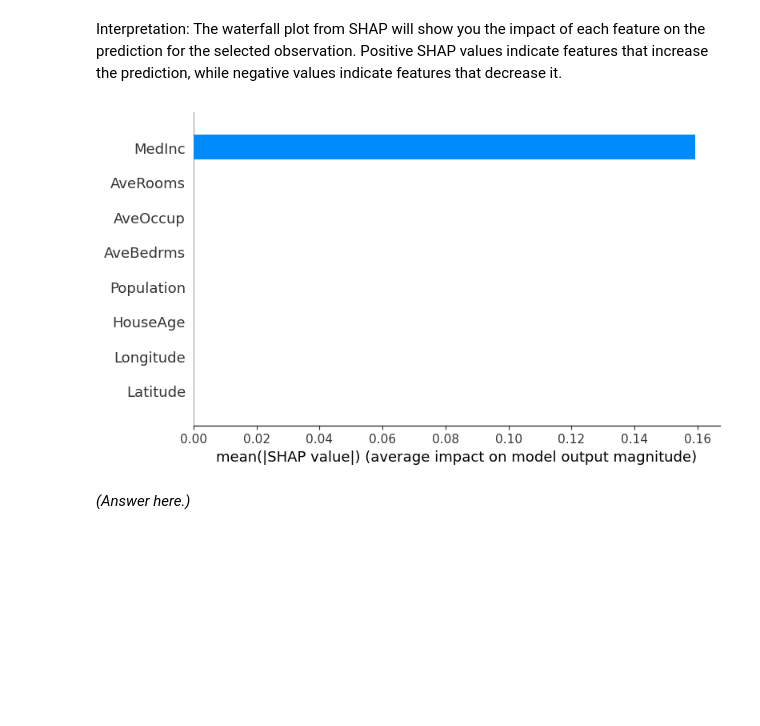
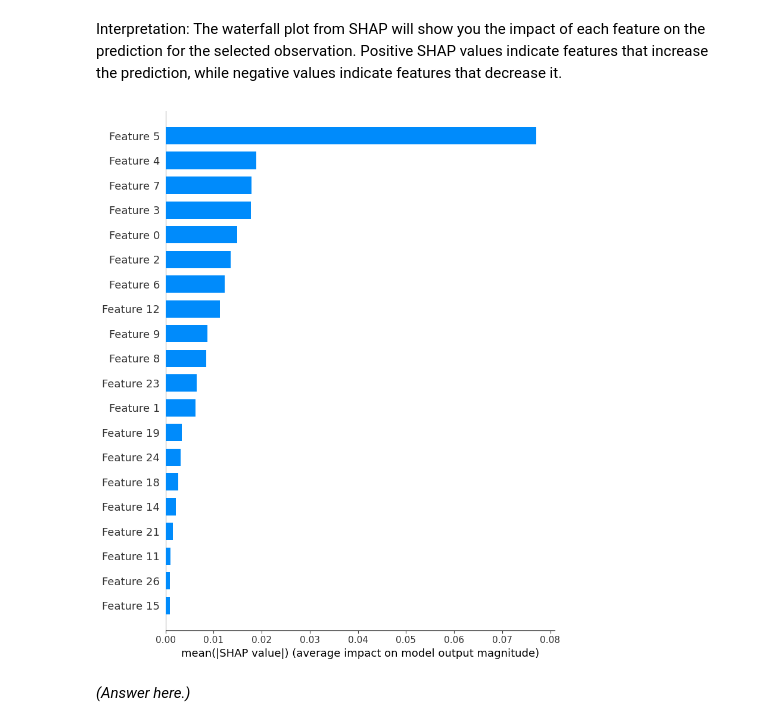
Before and after one commit to yingliamanda/scaling_to_production, a Jupyter notebook: 02_activities/assignments/assignment_3.ipynb, the cells around one changed output. Cells and saved outputs as stored; diff of their text form; code cells hidden in the pictures; blank space fills up the shorter version.

```diff
--- a/02_activities/assignments/assignment_3.ipynb
+++ b/02_activities/assignments/assignment_3.ipynb
@@ -878,13 +922,22 @@ shap.plots.waterfall(shap_values[0])
 # %% [markdown]
 Interpretation: The waterfall plot from SHAP will show you the impact of each feature on the prediction for the selected observation. Positive SHAP values indicate features that increase the prediction, while negative values indicate features that decrease it.
 # %%
+
+
+# Preprocess the training data using the preprocessing step in the pipeline
+preprocessor_C = pipeline_C.named_steps['preprocessing']
+X_train_preprocessed = preprocessor_C.transform(X_train)
+
+# Initialize a SHAP explainer
+explainer = shap.Explainer(regressor_C, X_train_preprocessed)
+
 # Compute SHAP values for the entire training set
-shap_values_all = explainer(X_train)
+shap_values_all = explainer(X_train_preprocessed)
 
-# Summarize feature importance across all observations
-shap.summary_plot(shap_values_all, X_train, plot_type='bar')
+# Summarize feature importance across all observations with a bar plot
+shap.summary_plot(shap_values_all, X_train_preprocessed, plot_type='bar')
 # %% [output]
-[figure, old version]
+[figure, new version]
 # %% [markdown]
 *(Answer here.)*
 # %% [markdown]
```
Also changed, not shown: parts of 17 cells of this notebook.
